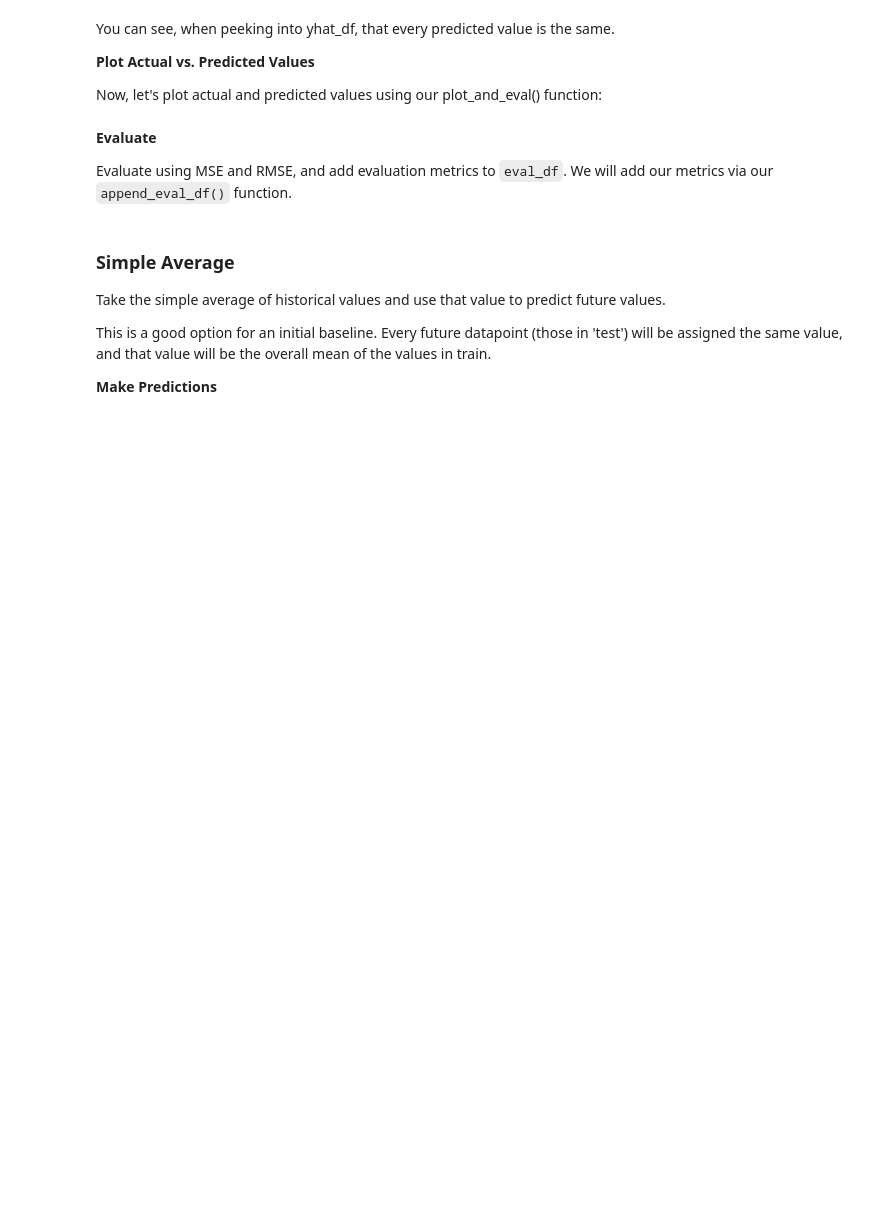
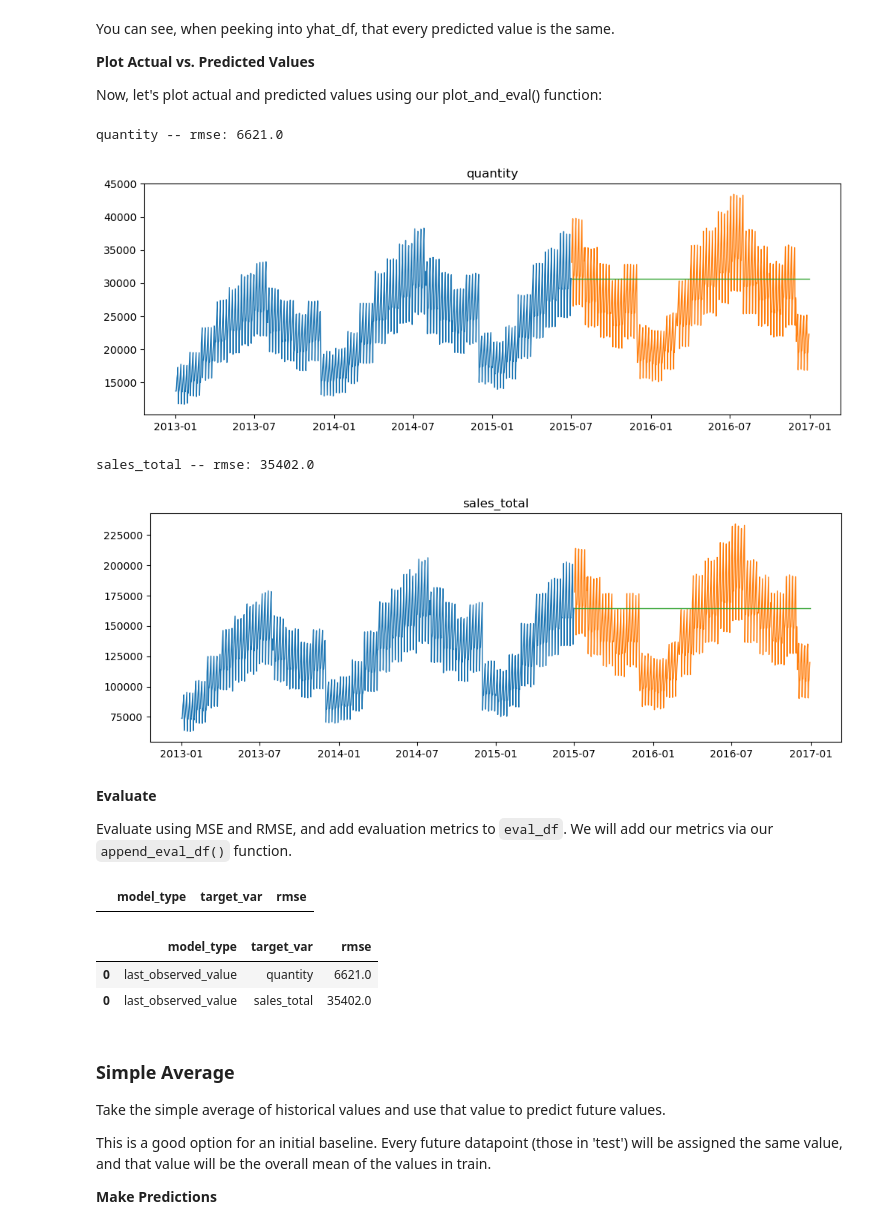
Before and after one commit to CodeupClassroom/pagel-time-series, a Jupyter notebook: forecasting_lesson.ipynb, the cells around one changed output. Saved outputs shown, nothing was run; the diff lists cells and outputs as text; code cells hidden in the pictures; blank space fills up the shorter version.

```diff
--- a/forecasting_lesson.ipynb
+++ b/forecasting_lesson.ipynb
@@ -161,6 +280,13 @@ def evaluate(target_var):
     and compute the rmse, rounding to 0 decimal places.
     it will return the rmse.
     '''
+    rmse = round(
+        sqrt(
+            mean_squared_error(
+            validate[target_var],
+            yhat_df[target_var])
+        ), 0)
+    return rmse
 # %% [markdown]
 `plot_and_eval()` will use the evaluate function and also plot train and test values with the predicted values in order to visualize our performance to make comparisons.
 # %%
@@ -171,6 +297,14 @@ def plot_and_eval(target_var):
     of the values of train for that variable, validate, and the predicted values from yhat_df.
     it will als lable the rmse.
     '''
+    plt.figure(figsize = (12,4))
+    plt.plot(train[target_var], label='Train', linewidth=1)
+    plt.plot(validate[target_var], label='Validate', linewidth=1)
+    plt.plot(yhat_df[target_var], linewidth=1)
+    plt.title(target_var)
+    rmse = evaluate(target_var)
+    print(target_var, f'-- rmse: {round(rmse,2)}')
+    plt.show()
 # %% [markdown]
 We are planning on evaluating a lot of models. Let's create an easy to read dataframe called `eval_df`. We will eventually add the metrics we calculate for each of our models to this dataframe for easy comparison.
 # %%
@@ -230,7 +388,18 @@ You can see, when peeking into yhat_df, that every predicted value is the same.
 Now, let's plot actual and predicted values using our plot_and_eval() function:
 # %%
 # use the plot and eval function we defined earlier for both targets:
+for col in train.columns:
+    plot_and_eval(col)
+# %% [output]
+quantity -- rmse: 6621.0
+[figure, added]
+sales_total -- rmse: 35402.0
+[figure, added]
 # %% [markdown]
 **Evaluate**
 
 Evaluate using MSE and RMSE, and add evaluation metrics to `eval_df`. We will add our metrics via our `append_eval_df()` function.
+# %%
+eval_df
+# %% [output]
+|  | model_type | target_var | rmse |
@@ -237,3 +410,9 @@ Evaluate using MSE and RMSE, and add evaluation metrics to `eval_df`. We will ad
+# %%
+eval_df
+# %% [output]
+|  | model_type | target_var | rmse |
+| 0 | last_observed_value | quantity | 6621.0 |
+| 0 | last_observed_value | sales_total | 35402.0 |
 # %% [markdown]
 ### Simple Average
 
```
Also changed, not shown: parts of 75 cells of this notebook.
